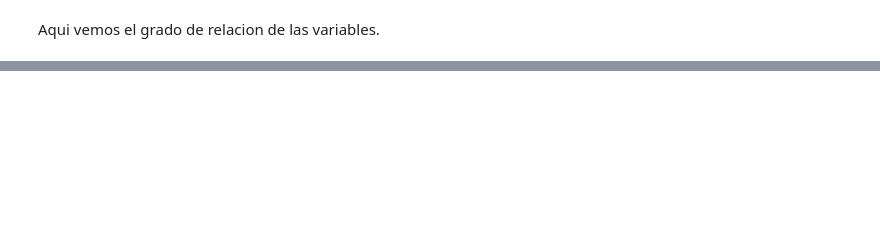
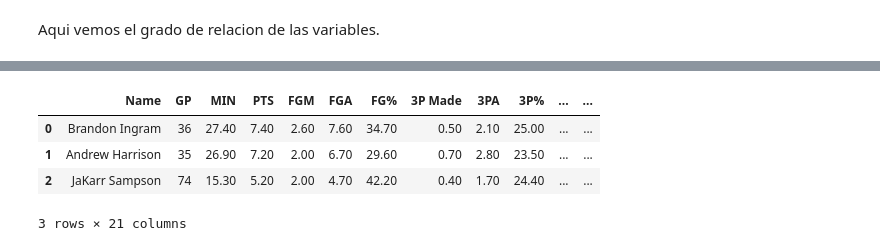
Before and after one commit to fercontreras-tech/examen, a Jupyter notebook: examen.ipynb, the cells around one changed output, grey strips where cells are left out. Saved outputs shown, nothing was run; the diff lists cells and outputs as text; code cells hidden in the pictures; blank space fills up the shorter version.

```diff
--- a/examen.ipynb
+++ b/examen.ipynb
@@ -94,0 +125,9 @@ Aqui vemos el grado de relacion de las variables.
+# %%
+df = pd.read_csv('nba_logreg2.csv', sep = ";")
+df.head(3)
+# %% [output]
+|  | Name | GP | MIN | PTS | FGM | FGA | FG% | 3P Made | 3PA | 3P% | ... | ... |
+| 0 | Brandon Ingram | 36 | 27.40 | 7.40 | 2.60 | 7.60 | 34.70 | 0.50 | 2.10 | 25.00 | ... | ... |
+| 1 | Andrew Harrison | 35 | 26.90 | 7.20 | 2.00 | 6.70 | 29.60 | 0.70 | 2.80 | 23.50 | ... | ... |
+| 2 | JaKarr Sampson | 74 | 15.30 | 5.20 | 2.00 | 4.70 | 42.20 | 0.40 | 1.70 | 24.40 | ... | ... |
+3 rows × 21 columns
```
Also changed, not shown: parts of 12 cells of this notebook.
